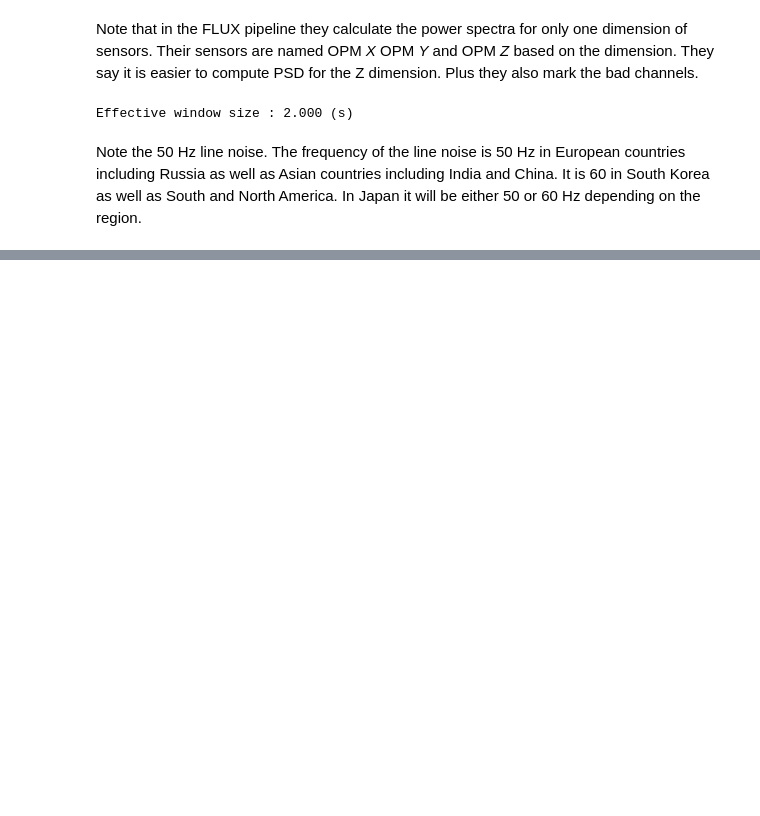
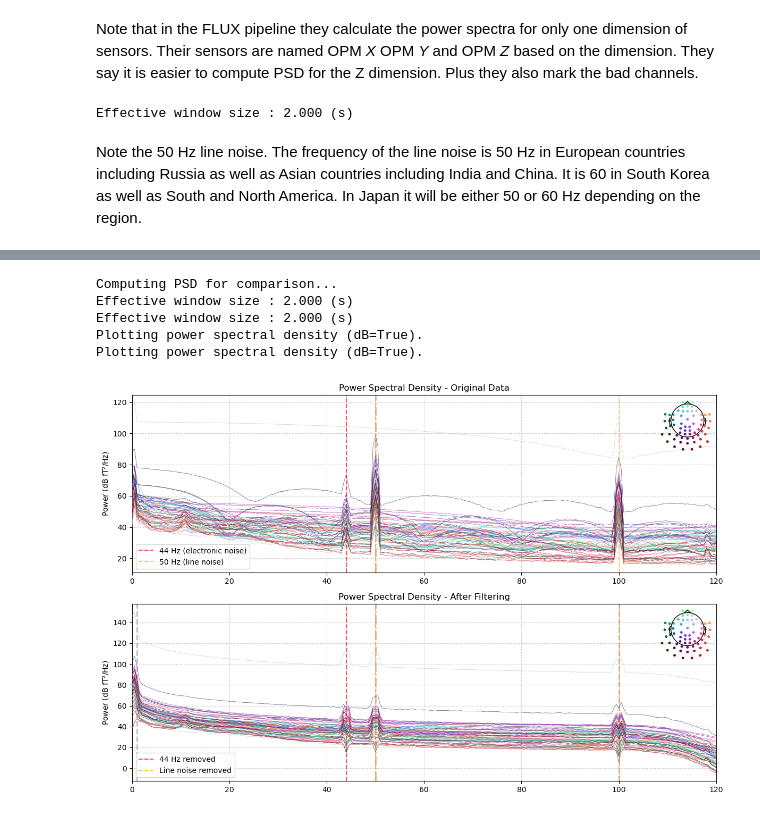
Before and after one commit to Azrae101/Bachelor2025, a Jupyter notebook: sanity checks/sub1.ipynb, the cells around one changed output, grey strips where cells are left out. Cells and saved outputs as stored; diff of their text form; code cells hidden in the pictures; blank space fills up the shorter version.

```diff
--- a/sanity checks/sub1.ipynb
+++ b/sanity checks/sub1.ipynb
@@ -125,0 +219,41 @@ none
+# %%
+# Compare power spectral density before and after filtering
+print("Computing PSD for comparison...")
+
+# PSD of original data
+n_fft = 2000  # 0.5 Hz frequency resolution
+raw_psd = raw.compute_psd('welch', fmin=0.0, fmax=120, picks="mag",
+                         n_fft=n_fft, n_overlap=int(n_fft // 2))
+
+# PSD of filtered data
+filtered_psd = filtered.compute_psd('welch', fmin=0.0, fmax=120, picks="mag",
+                                   n_fft=n_fft, n_overlap=int(n_fft // 2))
+
+# Plot comparison
+fig, (ax1, ax2) = plt.subplots(2, 1, figsize=(12, 8))
+
+# Original data PSD
+raw_psd.plot(axes=ax1, show=False, average=False, amplitude=False)
+ax1.set_title('Power Spectral Density - Original Data')
+ax1.axvline(x=44, color='red', linestyle='--', alpha=0.7, label='44 Hz (electronic noise)')
+ax1.axvline(x=50, color='orange', linestyle='--', alpha=0.7, label='50 Hz (line noise)')
+ax1.axvline(x=100, color='orange', linestyle='--', alpha=0.5)
+ax1.legend()
+
+# Filtered data PSD
+filtered_psd.plot(axes=ax2, show=False, average=False, amplitude=False)
+ax2.set_title('Power Spectral Density - After Filtering')
+ax2.axvline(x=44, color='red', linestyle='--', alpha=0.7, label='44 Hz removed')
+ax2.axvline(x=50, color='orange', linestyle='--', alpha=0.7, label='Line noise removed')
+ax2.axvline(x=100, color='orange', linestyle='--', alpha=0.5)
+ax2.legend()
+
+plt.tight_layout()
+plt.show()
+# %% [output]
+Computing PSD for comparison...
+Effective window size : 2.000 (s)
+Effective window size : 2.000 (s)
+Plotting power spectral density (dB=True).
+Plotting power spectral density (dB=True).
+[figure, added]
```
Also changed, not shown: parts of 15 cells of this notebook, 4 other files.
